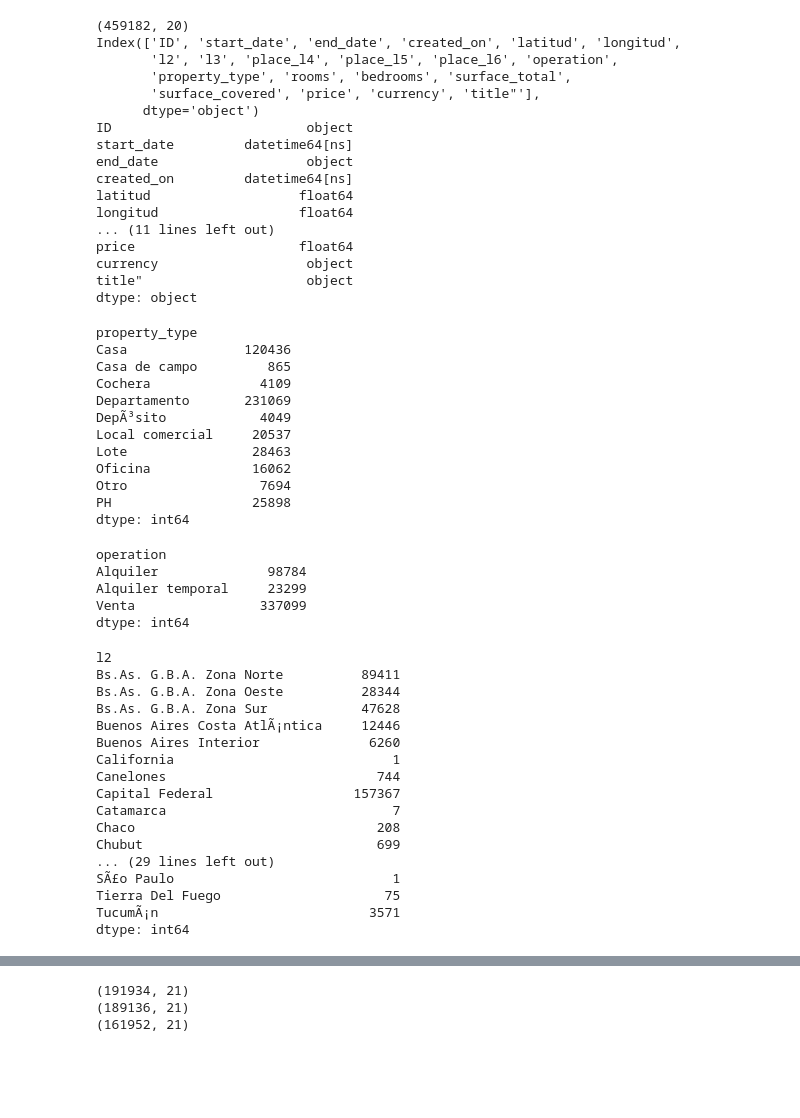
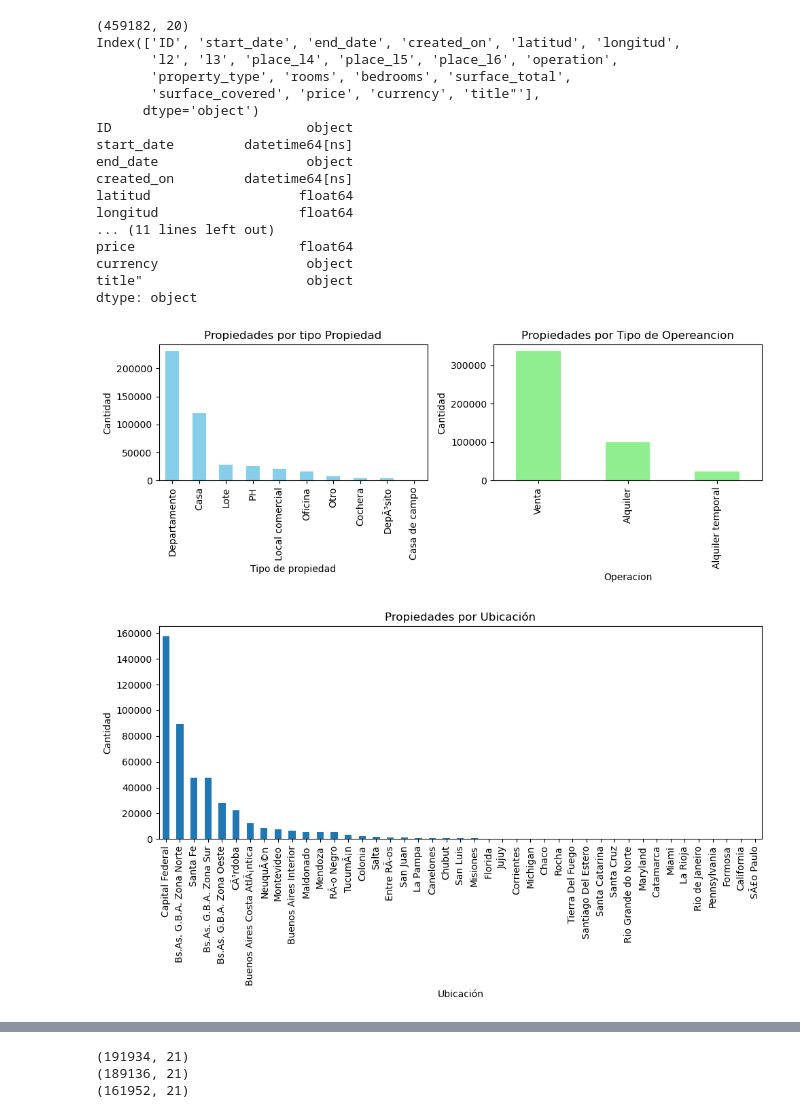
Before and after one commit to amaliagra10/Mercado_Inmobiliario, a Jupyter notebook: Analisis_Mercado_Inmobiliario.ipynb, the cells around one changed output, grey strips where cells are left out. Saved outputs shown, nothing was run; the diff lists cells and outputs as text; code cells hidden in the pictures; blank space fills up the shorter version.

```diff
--- a/Analisis_Mercado_Inmobiliario.ipynb
+++ b/Analisis_Mercado_Inmobiliario.ipynb
@@ -36,51 +38,44 @@ price                     float64
 currency                   object
 title"                     object
 dtype: object
-# %%
-#TIPOS DE PROPIEDAD: analizamos tipo de propiedad y cantidad de instancias por cada tipo
-print(data.groupby("property_type").size())
-# %% [output]
-property_type
-Casa               120436
-Casa de campo         865
-Cochera              4109
-Departamento       231069
-DepÃ³sito            4049
-Local comercial     20537
-Lote                28463
-Oficina             16062
-Otro                 7694
-PH                  25898
-dtype: int64
-# %%
-#TIPOS DE OPERACION: analizamos tipo de operación y cantidad de instancias por cada tipo
-print(data.groupby("operation").size())
-# %% [output]
-operation
-Alquiler              98784
-Alquiler temporal     23299
-Venta                337099
-dtype: int64
+# %%
+#2. ANALIZAMOS EL DATASET
+#   Por Tipo de propiedad y tipo de operacion
+data_p= data.groupby("property_type").size()
+data_o= data.groupby("operation").size()
+
+fig, axes = plt.subplots(nrows=1, ncols=2, figsize=(10, 4))
+
+# Primer gráfico: por tipo de propiedad
+data_p.sort_values(ascending=False).plot(kind='bar', ax=axes[0], color='skyblue')
+axes[0].set_title('Propiedades por tipo Propiedad')
+axes[0].set_xlabel('Tipo de propiedad')
+axes[0].set_ylabel('Cantidad')
+
+# Segundo gráfico: por lugar
+data_o.sort_values(ascending=False).head(10).plot(kind='bar', ax=axes[1], color='lightgreen')  # Podés limitar a los 10 principales
+axes[1].set_title('Propiedades por Tipo de Opereancion')
+axes[1].set_xlabel('Operacion')
+axes[1].set_ylabel('Cantidad')
+
+# Ajustar el layout
+plt.tight_layout()
+plt.show()
+# %% [output]
+[figure, added]
 # %%
 #UBICACION: analizamos ubicación de la propiedad y cantidad de instancias por cada ubicación
-print(data.groupby("l2").size())
+data_lugar=data.groupby("l2").size().sort_values(ascending=False)
+plt.figure(figsize=(10, 6))
+data_lugar.plot(kind='bar')
+# Etiquetas y título
+plt.xlabel('Ubicación')
+plt.ylabel('Cantidad')
+plt.title('Propiedades por Ubicación')
+# Mostrar el gráfico
+plt.tight_layout()
+plt.show()
 # %% [output]
-l2
-Bs.As. G.B.A. Zona Norte          89411
-Bs.As. G.B.A. Zona Oeste          28344
-Bs.As. G.B.A. Zona Sur            47628
-Buenos Aires Costa AtlÃ¡ntica     12446
-Buenos Aires Interior              6260
-California                            1
-Canelones                           744
-Capital Federal                  157367
-Catamarca                             7
-Chaco                               208
-Chubut                              699
-... (29 lines left out)
-SÃ£o Paulo                            1
-Tierra Del Fuego                     75
-TucumÃ¡n                           3571
-dtype: int64
+[figure, added]
 # %% [markdown]
 ## 2. Filtro del dataset
```
Also changed, not shown: parts of 26 cells of this notebook.
